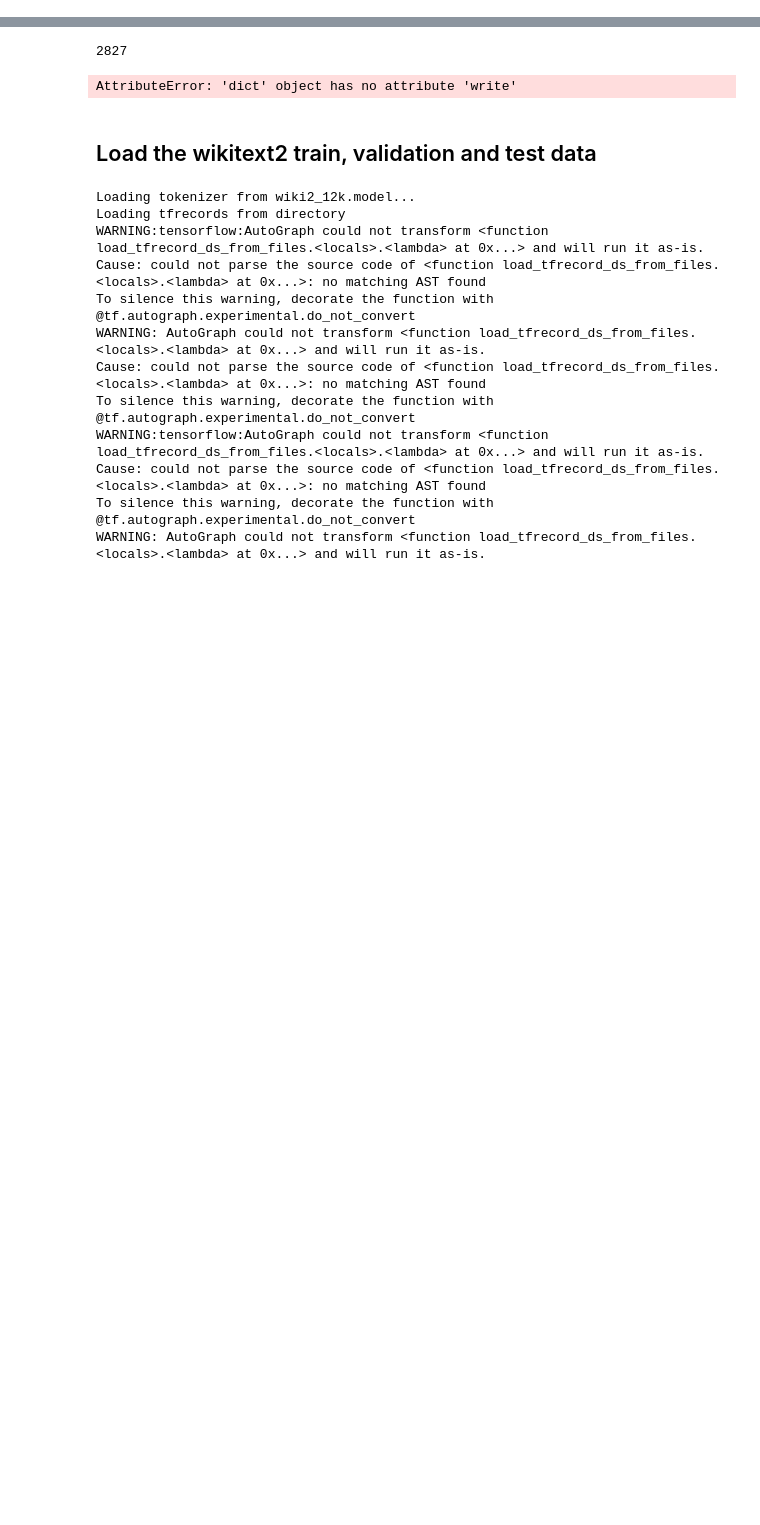
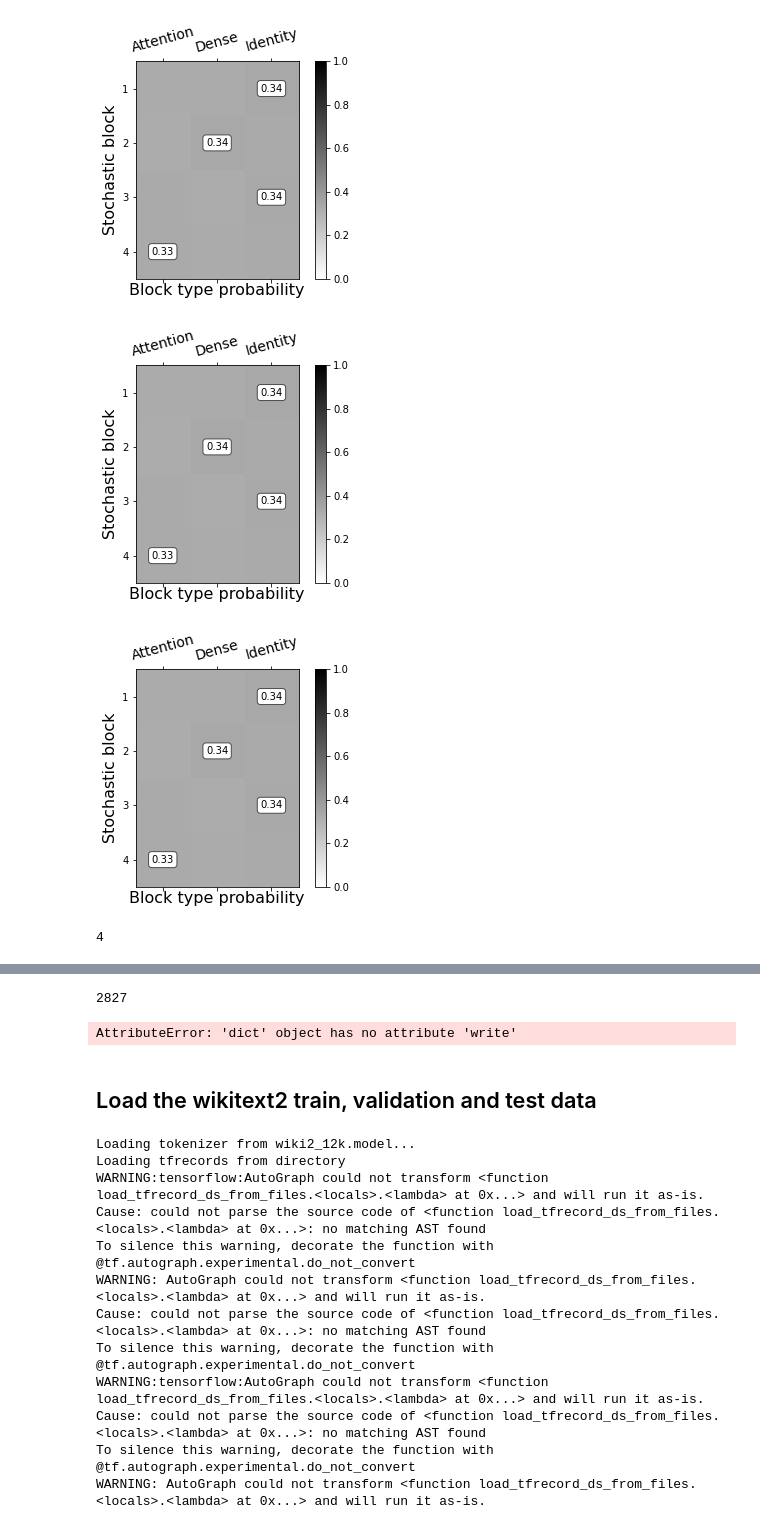
Before and after one commit to Jmkernes/PAR-Transformer-XL, a Jupyter notebook: colab_trainer.ipynb, the cells around one changed output, grey strips where cells are left out. Cells and saved outputs as stored; diff of their text form; code cells hidden in the pictures; blank space fills up the shorter version.

```diff
--- a/colab_trainer.ipynb
+++ b/colab_trainer.ipynb
@@ -10,0 +137,32 @@ from par_model import create_lookahead_mask, positional_encoding
+# %%
+# Setup the model
+tf.keras.backend.clear_session()
+config = {
+    'd_model': d_model,
+    'num_heads': num_heads,
+    'max_position': MAX_POSITION,
+    'd_ffn': d_ffn,
+    'num_layers': num_layers,
+    'mem_len': mem_len,
+    'vocab_size': VOCAB_SIZE,
+    'dropout_rate': dropout_rate,
+    'cutoffs': cutoffs,
+    'proj_factor': proj_factor,
+    'proj_dims': proj_dims,
+}
+logging.info("\n\nInitializing model...")
+logging.info("Model parameters:")
+logging.info(config)
+pos_enc = positional_encoding(MAX_POSITION, d_model)
+lookahead_mask = create_lookahead_mask(MAX_POSITION, MAX_POSITION)
+model = PARTransformerXL(**config)
+
+# Build model by feeding in sample training data
+x_temp, y_temp = next(iter(train_dm.get_inp_tar_pairs()))
+model(x_temp, None, labels=y_temp, training=False)
+
+# make tau untrainable
+if not tau_is_trainable:
+    for layer in model.layers:
+        if hasattr(layer, 'tau'):
+            layer.tau = tf.cast(tf.constant(1.), tf.float32)
@@ -10,0 +310,13 @@ from par_model import create_lookahead_mask, positional_encoding
+# %%
+visualize_pi_weights(model)
+visualize_pi_weights(model)
+visualize_pi_weights(model)
+plt.show()
+# %% [output]
+[figure, added]
+[figure, added]
+[figure, added]
+# %%
+len(weights)
+# %% [output]
+4
```
Also changed, not shown: parts of 21 cells of this notebook, 7 other files.
